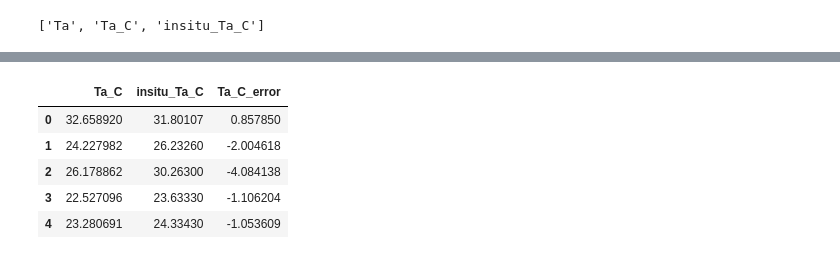
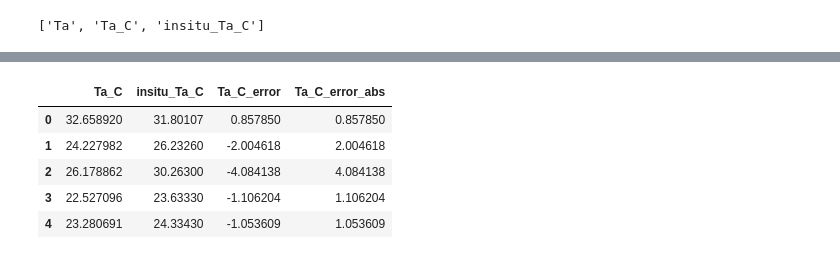
Before and after one commit to gregory-halverson-jpl/JET3, a Jupyter notebook: notebooks/Air Temperature UQ.ipynb, the cells around one changed output, grey strips where cells are left out. Drawn from its saved outputs; the diff is of its cells as text; code cells hidden in the pictures.

```diff
--- a/notebooks/Air Temperature UQ.ipynb
+++ b/notebooks/Air Temperature UQ.ipynb
@@ -5,5 +17,8 @@ from JET3 import load_ECOv002_calval_JET_outputs, INPUT_VARIABLES
 # %%
 df = load_ECOv002_calval_JET_outputs()
+df["insitu_RH"] = df["RH_percentage"]
+df["insitu_SM"] = df["SM_surf"]
+df["ST_C_error"] = df["LST_err"]
 df
 # %% [output]
 |  | Unnamed: 0 | ID | vegetation | climate | STICinst | BESSinst | MOD16inst | PTJPLSMinst | ETinst | ... |
@@ -57,10 +55,12 @@ plt.show()
 # %%
 df["Ta_C_error"] = df["Ta_C"] - df["insitu_Ta_C"]
 df[["Ta_C", "insitu_Ta_C", "Ta_C_error"]].head()
+df["Ta_C_error_abs"] = np.abs(df["Ta_C_error"])
+df[["Ta_C", "insitu_Ta_C", "Ta_C_error", "Ta_C_error_abs"]].head()
 # %% [output]
-|  | Ta_C | insitu_Ta_C | Ta_C_error |
-| 0 | 32.658920 | 31.80107 | 0.857850 |
-| 1 | 24.227982 | 26.23260 | -2.004618 |
-| 2 | 26.178862 | 30.26300 | -4.084138 |
-| 3 | 22.527096 | 23.63330 | -1.106204 |
-| 4 | 23.280691 | 24.33430 | -1.053609 |
+|  | Ta_C | insitu_Ta_C | Ta_C_error | Ta_C_error_abs |
+| 0 | 32.658920 | 31.80107 | 0.857850 | 0.857850 |
+| 1 | 24.227982 | 26.23260 | -2.004618 | 2.004618 |
+| 2 | 26.178862 | 30.26300 | -4.084138 | 4.084138 |
+| 3 | 22.527096 | 23.63330 | -1.106204 | 1.106204 |
+| 4 | 23.280691 | 24.33430 | -1.053609 | 1.053609 |
```
Also changed, not shown: parts of 34 cells of this notebook.
